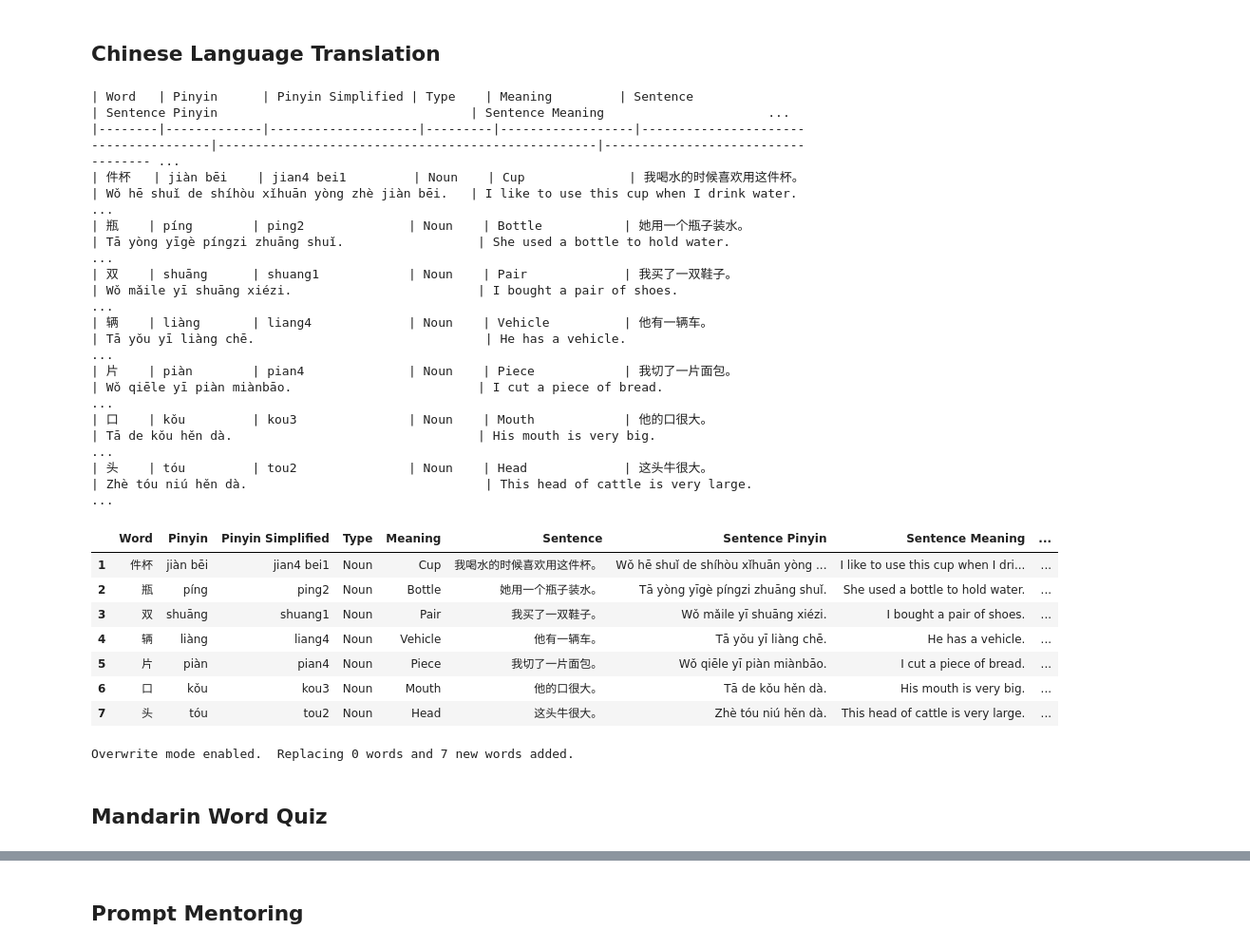
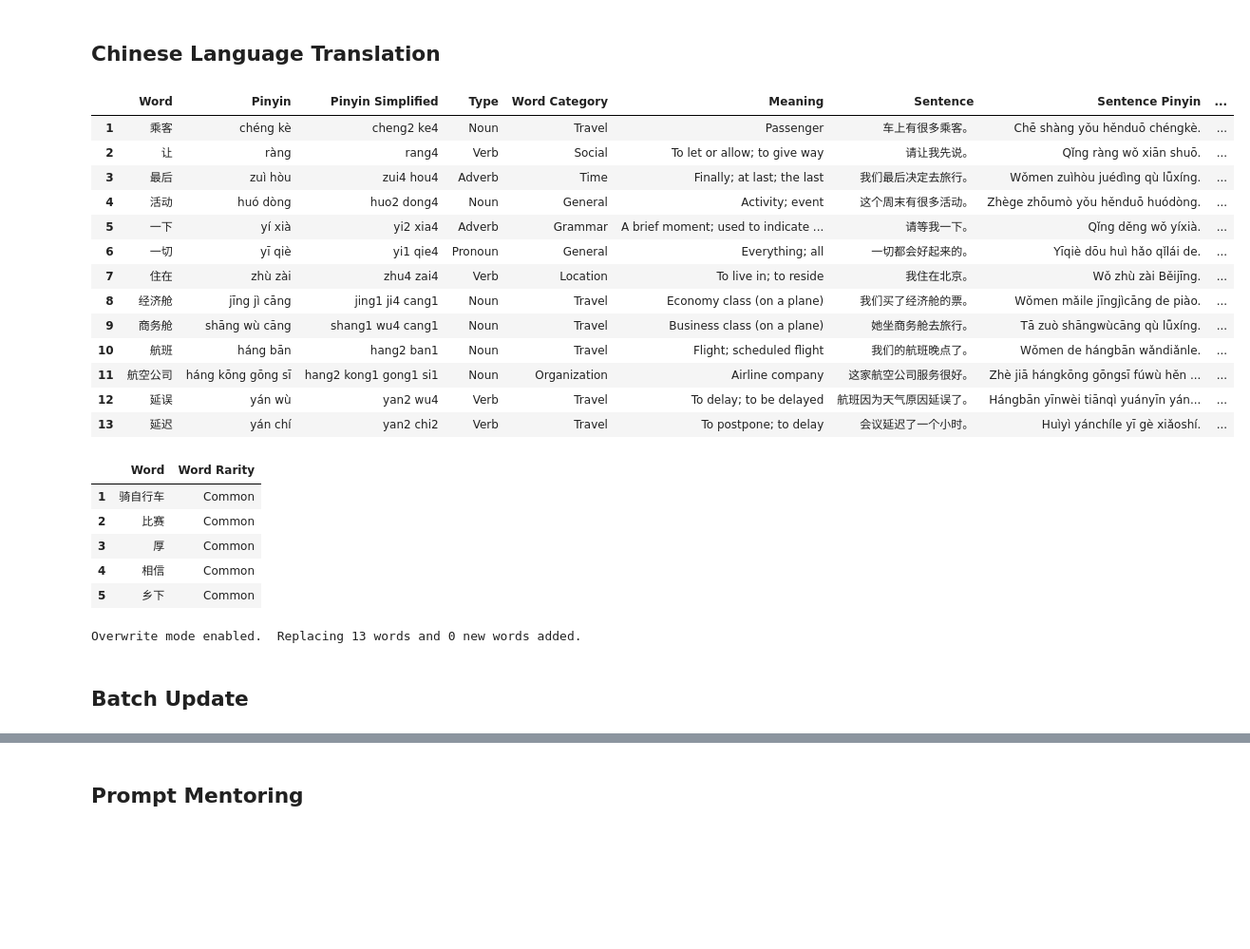
Before and after one commit to tuawong/GPT4LanguageLearning, a Jupyter notebook: GPT_ChineseWords.ipynb, the cells around one changed output, grey strips where cells are left out. Shown at 95% size. Drawn from its saved outputs; the diff is of its cells as text; code cells hidden in the pictures; blank space fills up the shorter version.

Commit message:
Added Field for Word Rarity

```diff
--- a/GPT_ChineseWords.ipynb
+++ b/GPT_ChineseWords.ipynb
@@ -66,41 +66,62 @@ gsheet_name = "New Chinese Words"
 
 df = load_dict(gsheet_mode=True, gsheet_name=gsheet_name, worksheet_name=dict_sheet_name)
 cat = df['Word Category'].drop_duplicates().sort_values().to_list()
+# %%
+word_list = """
+            '骑自行车', '比赛', '厚', '相信', '乡下'
+            """
+# %%
+sample_response_translation = (
+    get_completion(
+        prompt=get_prompt_for_chinese_translation(word_list), model="gpt-4o-mini" , temperature=temp))
+content = sample_response_translation.choices[0].message.content
+
+newwords_df = (
+    parse_translation_response(
+        content,
+        ffill_cols = ['Word', 'Pinyin', 'Pinyin Simplified', 'Type'],
+        date_col = ['Added Date']
+        )
+      )
+
+new_words = newwords_df['Word'].drop_duplicates().values
+newwords_df
+# %% [output]
+|  | Word | Pinyin | Pinyin Simplified | Type | Word Category | Meaning | Sentence | Sentence Pinyin | ... |
+| 1 | 乘客 | chéng kè | cheng2 ke4 | Noun | Travel | Passenger | 车上有很多乘客。 | Chē shàng yǒu hěnduō chéngkè. | ... |
+| 2 | 让 | ràng | rang4 | Verb | Social | To let or allow; to give way | 请让我先说。 | Qǐng ràng wǒ xiān shuō. | ... |
+| 3 | 最后 | zuì hòu | zui4 hou4 | Adverb | Time | Finally; at last; the last | 我们最后决定去旅行。 | Wǒmen zuìhòu juédìng qù lǚxíng. | ... |
+| 4 | 活动 | huó dòng | huo2 dong4 | Noun | General | Activity; event | 这个周末有很多活动。 | Zhège zhōumò yǒu hěnduō huódòng. | ... |
+| 5 | 一下 | yí xià | yi2 xia4 | Adverb | Grammar | A brief moment; used to indicate ... | 请等我一下。 | Qǐng děng wǒ yíxià. | ... |
+| 6 | 一切 | yī qiè | yi1 qie4 | Pronoun | General | Everything; all | 一切都会好起来的。 | Yīqiè dōu huì hǎo qǐlái de. | ... |
+| 7 | 住在 | zhù zài | zhu4 zai4 | Verb | Location | To live in; to reside | 我住在北京。 | Wǒ zhù zài Běijīng. | ... |
+| 8 | 经济舱 | jīng jì cāng | jing1 ji4 cang1 | Noun | Travel | Economy class (on a plane) | 我们买了经济舱的票。 | Wǒmen mǎile jīngjìcāng de piào. | ... |
+| 9 | 商务舱 | shāng wù cāng | shang1 wu4 cang1 | Noun | Travel | Business class (on a plane) | 她坐商务舱去旅行。 | Tā zuò shāngwùcāng qù lǚxíng. | ... |
+| 10 | 航班 | háng bān | hang2 ban1 | Noun | Travel | Flight; scheduled flight | 我们的航班晚点了。 | Wǒmen de hángbān wǎndiǎnle. | ... |
+| 11 | 航空公司 | háng kōng gōng sī | hang2 kong1 gong1 si1 | Noun | Organization | Airline company | 这家航空公司服务很好。 | Zhè jiā hángkōng gōngsī fúwù hěn ... | ... |
+| 12 | 延误 | yán wù | yan2 wu4 | Verb | Travel | To delay; to be delayed | 航班因为天气原因延误了。 | Hángbān yīnwèi tiānqì yuányīn yán... | ... |
+| 13 | 延迟 | yán chí | yan2 chi2 | Verb | Travel | To postpone; to delay | 会议延迟了一个小时。 | Huìyì yánchíle yī gè xiǎoshí. | ... |
 # %%
-sample_response_translation = get_completion(prompt=get_prompt_for_chinese_translation("诺言, 意思, 听, 思绪, 充满, 疑惑, 寻找, 表现, 很大方"), temperature=temp)
+sample_response_translation = (
+    get_completion(
+        prompt=get_prompt_for_rarity_classification(word_list), model="gpt-4o-mini" , temperature=temp))
 content = sample_response_translation.choices[0].message.content
-print(content)
+
+word_rarity_df = parse_translation_response(content)
+word_rarity_df
 # %% [output]
-| Word   | Pinyin      | Pinyin Simplified | Type    | Meaning         | Sentence                             | Sentence Pinyin                                  | Sentence Meaning                      ...
-|--------|-------------|--------------------|---------|------------------|--------------------------------------|---------------------------------------------------|----------------------------------- ...
-| 件杯   | jiàn bēi    | jian4 bei1         | Noun    | Cup              | 我喝水的时候喜欢用这件杯。             | Wǒ hē shuǐ de shíhòu xǐhuān yòng zhè jiàn bēi.   | I like to use this cup when I drink water.       ...
-| 瓶    | píng        | ping2              | Noun    | Bottle           | 她用一个瓶子装水。                   | Tā yòng yīgè píngzi zhuāng shuǐ.                  | She used a bottle to hold water.              ...
-| 双    | shuāng      | shuang1            | Noun    | Pair             | 我买了一双鞋子。                     | Wǒ mǎile yī shuāng xiézi.                         | I bought a pair of shoes.                    ...
-| 辆    | liàng       | liang4             | Noun    | Vehicle          | 他有一辆车。                         | Tā yǒu yī liàng chē.                               | He has a vehicle.                         ...
-| 片    | piàn        | pian4              | Noun    | Piece            | 我切了一片面包。                     | Wǒ qiēle yī piàn miànbāo.                         | I cut a piece of bread.                      ...
-| 口    | kǒu         | kou3               | Noun    | Mouth            | 他的口很大。                         | Tā de kǒu hěn dà.                                 | His mouth is very big.                     ...
-| 头    | tóu         | tou2               | Noun    | Head             | 这头牛很大。                         | Zhè tóu niú hěn dà.                                | This head of cattle is very large.        ...
+|  | Word | Word Rarity |
+| 1 | 骑自行车 | Common |
+| 2 | 比赛 | Common |
+| 3 | 厚 | Common |
+| 4 | 相信 | Common |
+| 5 | 乡下 | Common |
-# %%
-newwords_df = parse_translation_response(content)
-new_words = newwords_df['Word'].drop_duplicates().values
-newwords_df
-# %% [output]
-|  | Word | Pinyin | Pinyin Simplified | Type | Meaning | Sentence | Sentence Pinyin | Sentence Meaning | ... |
-| 1 | 件杯 | jiàn bēi | jian4 bei1 | Noun | Cup | 我喝水的时候喜欢用这件杯。 | Wǒ hē shuǐ de shíhòu xǐhuān yòng ... | I like to use this cup when I dri... | ... |
-| 2 | 瓶 | píng | ping2 | Noun | Bottle | 她用一个瓶子装水。 | Tā yòng yīgè píngzi zhuāng shuǐ. | She used a bottle to hold water. | ... |
-| 3 | 双 | shuāng | shuang1 | Noun | Pair | 我买了一双鞋子。 | Wǒ mǎile yī shuāng xiézi. | I bought a pair of shoes. | ... |
-| 4 | 辆 | liàng | liang4 | Noun | Vehicle | 他有一辆车。 | Tā yǒu yī liàng chē. | He has a vehicle. | ... |
-| 5 | 片 | piàn | pian4 | Noun | Piece | 我切了一片面包。 | Wǒ qiēle yī piàn miànbāo. | I cut a piece of bread. | ... |
-| 6 | 口 | kǒu | kou3 | Noun | Mouth | 他的口很大。 | Tā de kǒu hěn dà. | His mouth is very big. | ... |
-| 7 | 头 | tóu | tou2 | Noun | Head | 这头牛很大。 | Zhè tóu niú hěn dà. | This head of cattle is very large. | ... |
 # %%
 save_new_words_to_dict(
-    newwords_df = newwords_df,
+    newwords_df = newwords_df.merge(word_rarity_df, on='Word', how='left'),
     gsheet_mode= True,
     overwrite_mode = True,
     gsheet_name = gsheet_name,
     worksheet_name = dict_sheet_name)
 # %% [output]
-Overwrite mode enabled.  Replacing 0 words and 7 new words added.
+Overwrite mode enabled.  Replacing 13 words and 0 new words added.
-# %% [markdown]
-## Mandarin Word Quiz
@@ -109 +128,3 @@ from main.quiz import *
+# %% [markdown]
+## Batch Update
 # %%
```
Also changed, not shown: parts of 13 cells of this notebook, 3 other files.
